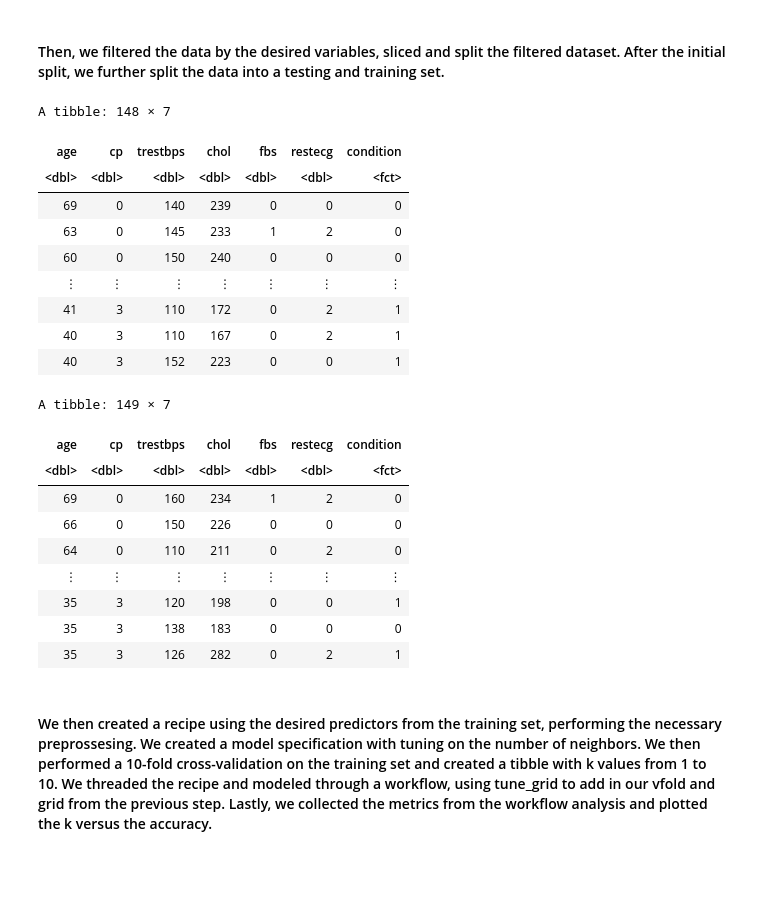
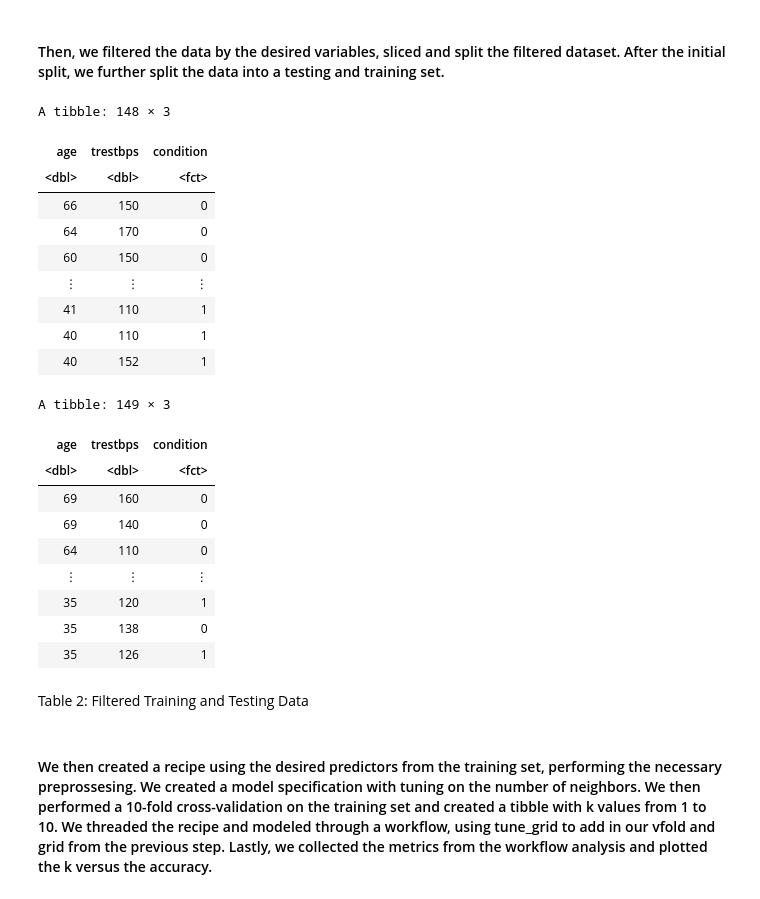
Before and after one commit to LordofSabres/Team_Pineapples_DSCI_100, a Jupyter notebook: projectproposal.ipynb, the cells around one changed output. Drawn from its saved outputs; the diff is of its cells as text; code cells hidden in the pictures; blank space fills up the shorter version.

Commit message:
Readded Appropriate Labels and Filtered Out the Appropriate Data

```diff
--- a/projectproposal.ipynb
+++ b/projectproposal.ipynb
@@ -71,42 +71,44 @@ Table 1: Initial Dataset Loaded from the Web.
 #### Then, we filtered the data by the desired variables, sliced and split the filtered dataset. After the initial split, we further split the data into a testing and training set.
 # %%
 data_filter <- data |>
-    select(age, cp, trestbps, chol, fbs, restecg, condition)
+    select(age, trestbps, condition)
 
 #data_filter
 
 data_slice <- data_filter
 
 data_split <- data_slice |>
     initial_split(prop = 0.5, strata = condition)
 
 data_train <- training(data_split)
 
 data_testing <- testing(data_split)
 data_train
 
 data_testing
 # %% [output]
-A tibble: 148 × 7
+A tibble: 148 × 3
-| age | cp | trestbps | chol | fbs | restecg | condition |
-| <dbl> | <dbl> | <dbl> | <dbl> | <dbl> | <dbl> | <fct> |
-| 69 | 0 | 140 | 239 | 0 | 0 | 0 |
-| 63 | 0 | 145 | 233 | 1 | 2 | 0 |
-| 60 | 0 | 150 | 240 | 0 | 0 | 0 |
-| ⋮ | ⋮ | ⋮ | ⋮ | ⋮ | ⋮ | ⋮ |
-| 41 | 3 | 110 | 172 | 0 | 2 | 1 |
-| 40 | 3 | 110 | 167 | 0 | 2 | 1 |
-| 40 | 3 | 152 | 223 | 0 | 0 | 1 |
+| age | trestbps | condition |
+| <dbl> | <dbl> | <fct> |
+| 66 | 150 | 0 |
+| 64 | 170 | 0 |
+| 60 | 150 | 0 |
+| ⋮ | ⋮ | ⋮ |
+| 41 | 110 | 1 |
+| 40 | 110 | 1 |
+| 40 | 152 | 1 |
-A tibble: 149 × 7
+A tibble: 149 × 3
-| age | cp | trestbps | chol | fbs | restecg | condition |
-| <dbl> | <dbl> | <dbl> | <dbl> | <dbl> | <dbl> | <fct> |
-| 69 | 0 | 160 | 234 | 1 | 2 | 0 |
-| 66 | 0 | 150 | 226 | 0 | 0 | 0 |
-| 64 | 0 | 110 | 211 | 0 | 2 | 0 |
-| ⋮ | ⋮ | ⋮ | ⋮ | ⋮ | ⋮ | ⋮ |
-| 35 | 3 | 120 | 198 | 0 | 0 | 1 |
-| 35 | 3 | 138 | 183 | 0 | 0 | 0 |
-| 35 | 3 | 126 | 282 | 0 | 2 | 1 |
+| age | trestbps | condition |
+| <dbl> | <dbl> | <fct> |
+| 69 | 160 | 0 |
+| 69 | 140 | 0 |
+| 64 | 110 | 0 |
+| ⋮ | ⋮ | ⋮ |
+| 35 | 120 | 1 |
+| 35 | 138 | 0 |
+| 35 | 126 | 1 |
+# %% [markdown]
+Table 2: Filtered Training and Testing Data
 # %% [markdown]
 #### We then created a recipe using the desired predictors from the training set, performing the necessary preprossesing. We created a model specification with tuning on the number of neighbors. We then performed a 10-fold cross-validation on the training set and created a tibble with k values from 1 to 10. We threaded the recipe and modeled through a workflow, using tune_grid to add in our vfold and grid from the previous step. Lastly, we collected the metrics from the workflow analysis and plotted the k versus the accuracy.
 # %%
```
Also changed, not shown: parts of 1 cell of this notebook.
